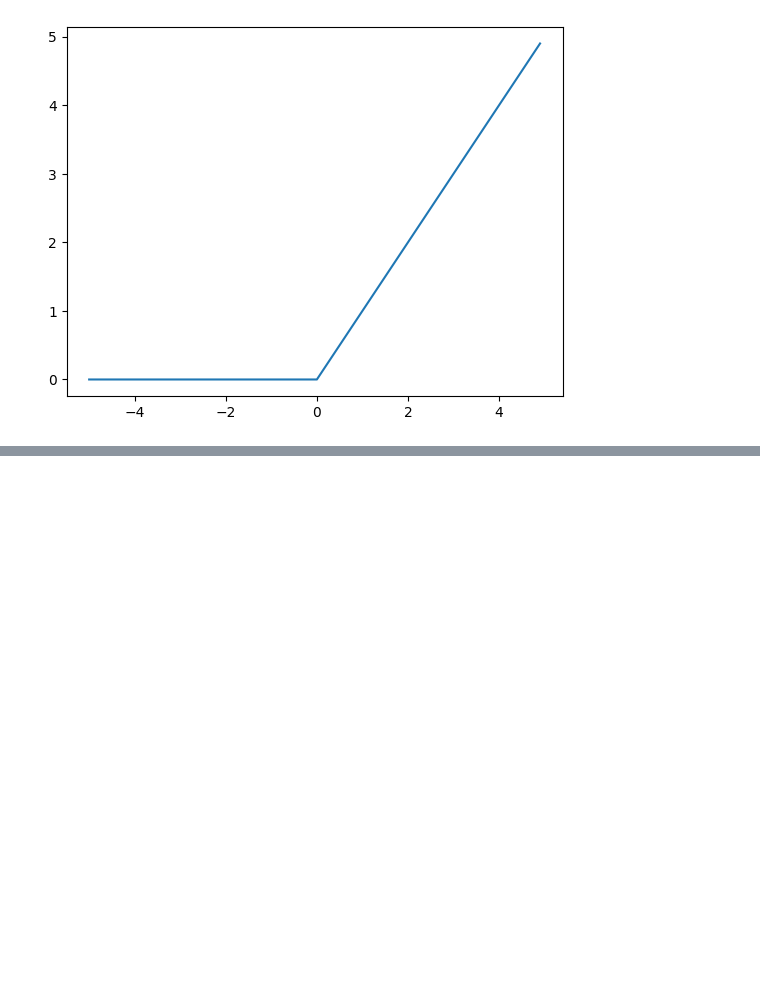
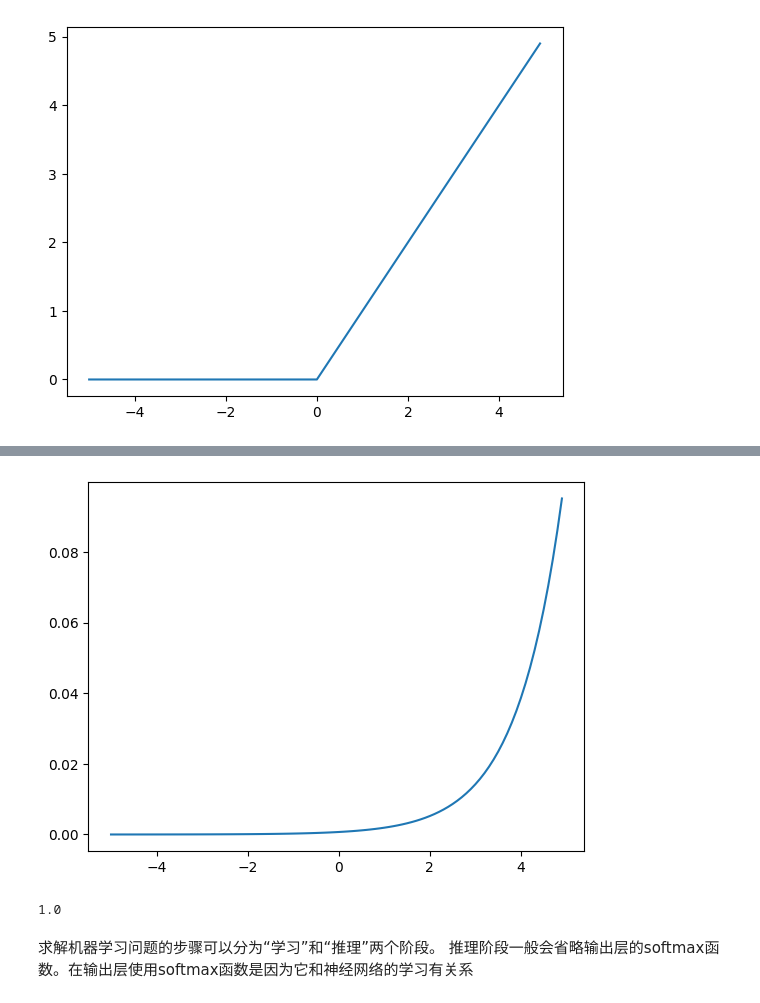
Before and after one commit to ParadiseWitch/Introduction_to_deep_learning_notebook, a Jupyter notebook: 第3章：神经网络.ipynb, the cells around one changed output, grey strips where cells are left out. Saved outputs shown, nothing was run; the diff lists cells and outputs as text; code cells hidden in the pictures; blank space fills up the shorter version.

```diff
--- a/第3章：神经网络.ipynb
+++ b/第3章：神经网络.ipynb
@@ -81,0 +102,19 @@ plt.show()
+# %%
+def softmax(x):
+  c = np.max(x)
+  exp_x = np.exp(x - c)
+  sum_exp_x = np.sum(exp_x)
+  return exp_x / sum_exp_x
+
+x = np.arange(-5.0, 5.0, 0.1)
+y = softmax(x)
+plt.plot(x, y)
+plt.show()
+
+np.sum(y)
+# %% [output]
+[figure, added]
+1.0
+# %% [markdown]
+求解机器学习问题的步骤可以分为“学习”和“推理”两个阶段。
+推理阶段一般会省略输出层的softmax函数。在输出层使用softmax函数是因为它和神经网络的学习有关系
```
Also changed, not shown: parts of 2 cells of this notebook.
